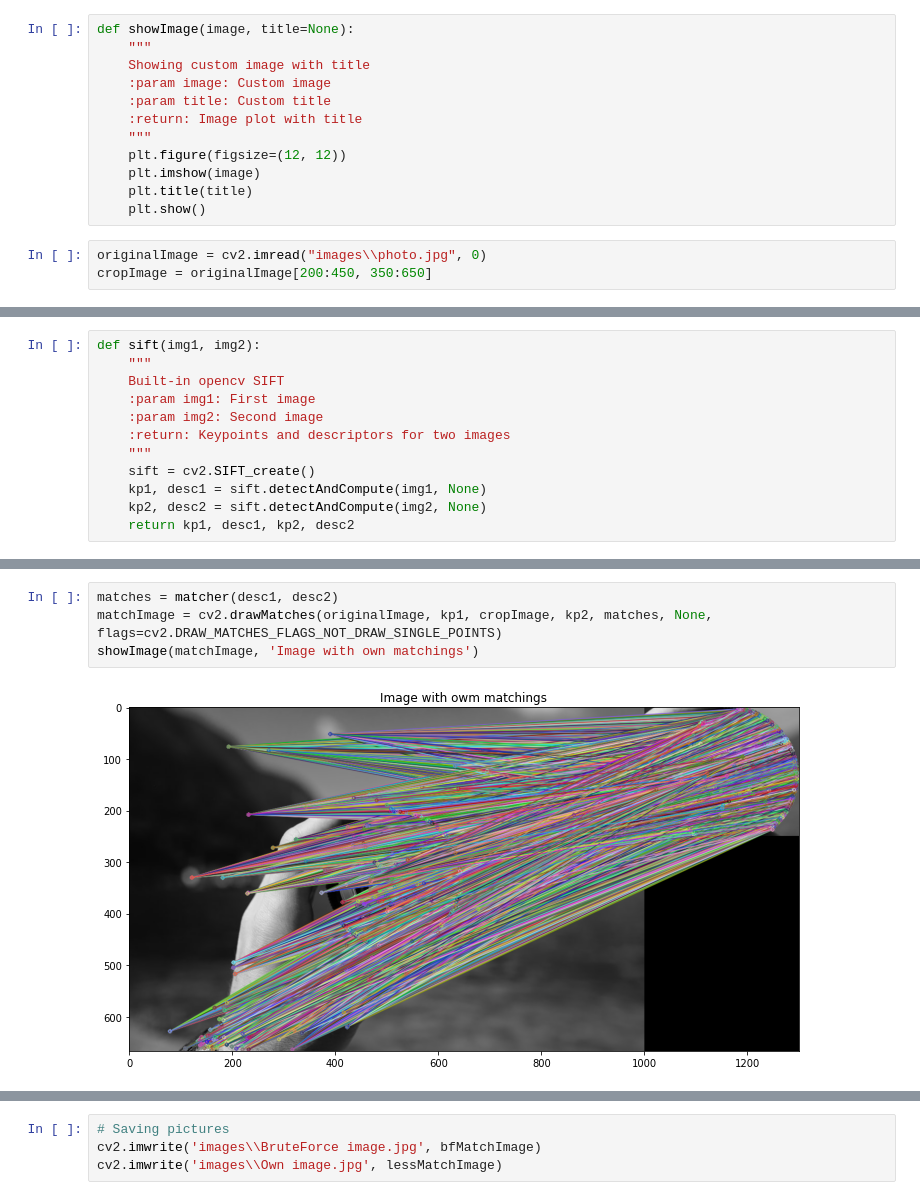
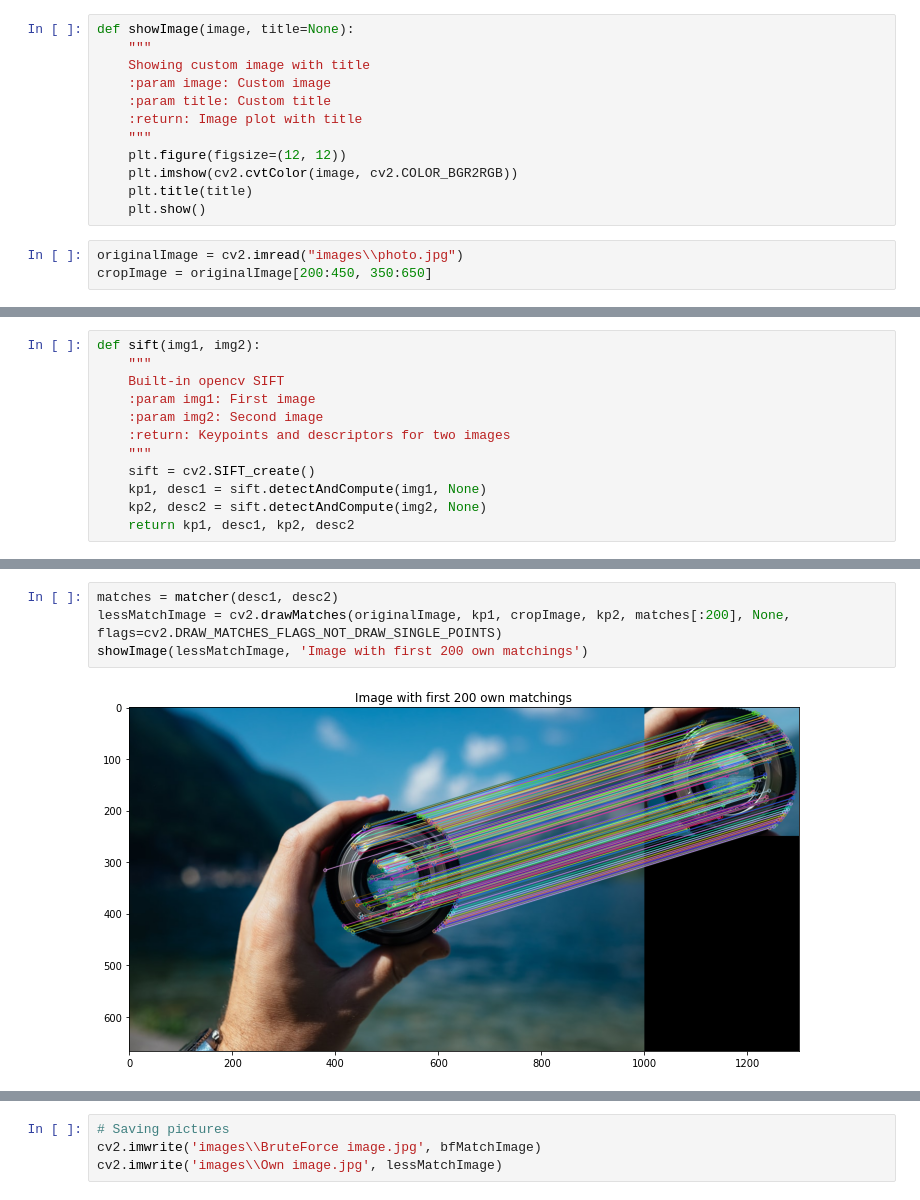
Before and after one commit to s6nch0s/ImageProcessing, a Jupyter notebook: lab2/main.ipynb, the cells around one changed output, grey strips where cells are left out. Cells and saved outputs as stored; diff of their text form.

```diff
--- a/lab2/main.ipynb
+++ b/lab2/main.ipynb
@@ -15,11 +11,11 @@ def showImage(image, title=None):
     :return: Image plot with title
     """
     plt.figure(figsize=(12, 12))
-    plt.imshow(image)
+    plt.imshow(cv2.cvtColor(image, cv2.COLOR_BGR2RGB))
     plt.title(title)
     plt.show()
 # %%
-originalImage = cv2.imread("images\\photo.jpg", 0)
+originalImage = cv2.imread("images\\photo.jpg")
 cropImage = originalImage[200:450, 350:650]
 # %%
 showImage(originalImage, 'First Image')
@@ -81,6 +77,6 @@ showImage(bfMatchImage, 'Image with matchings from Brute Force')
 # %%
 matches = matcher(desc1, desc2)
-matchImage = cv2.drawMatches(originalImage, kp1, cropImage, kp2, matches, None, flags=cv2.DRAW_MATCHES_FLAGS_NOT_DRAW_SINGLE_POINTS)
-showImage(matchImage, 'Image with own matchings')
+lessMatchImage = cv2.drawMatches(originalImage, kp1, cropImage, kp2, matches[:200], None, flags=cv2.DRAW_MATCHES_FLAGS_NOT_DRAW_SINGLE_POINTS)
+showImage(lessMatchImage, 'Image with first 200 own matchings')
 # %% [output]
-[figure, old version]
+[figure, new version]
```
Also changed, not shown: parts of 5 cells of this notebook, 2 other files.
